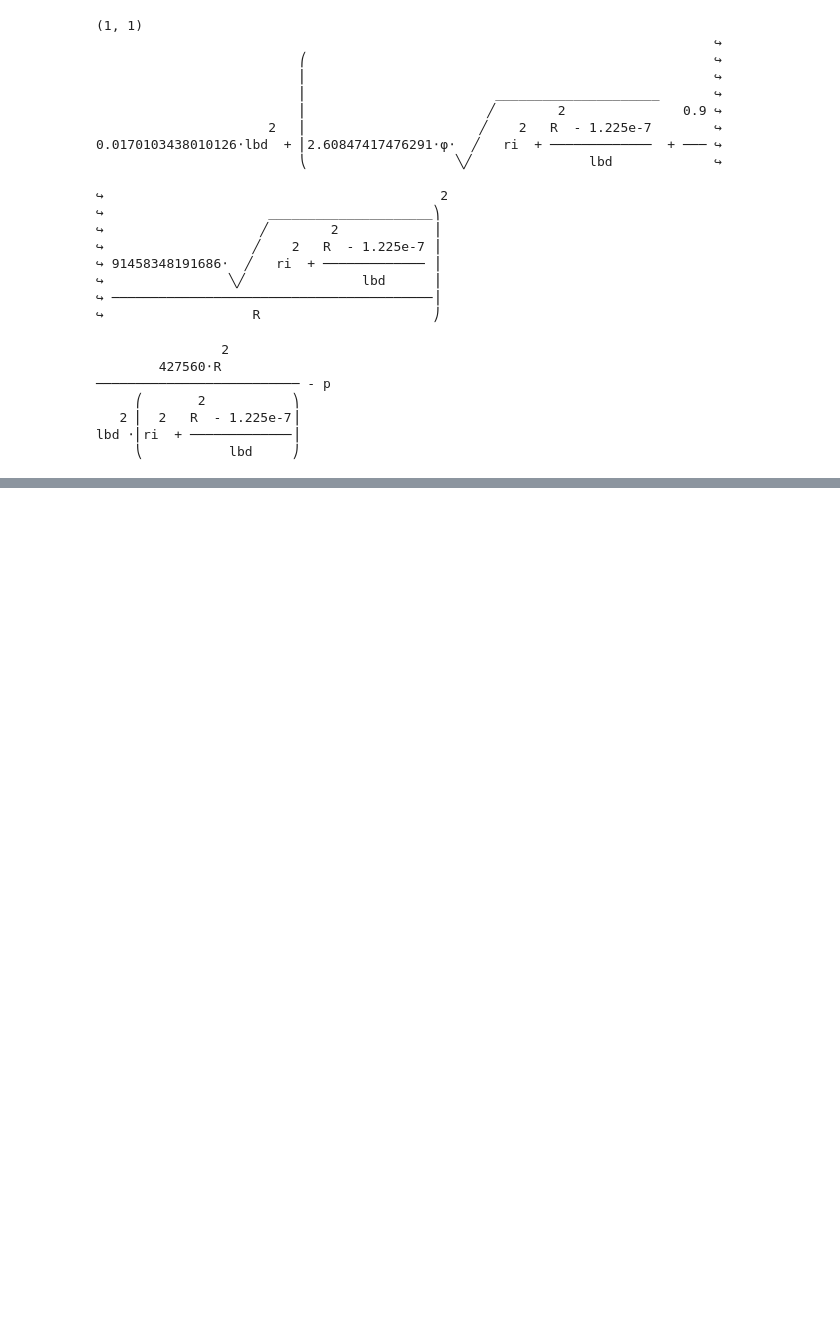
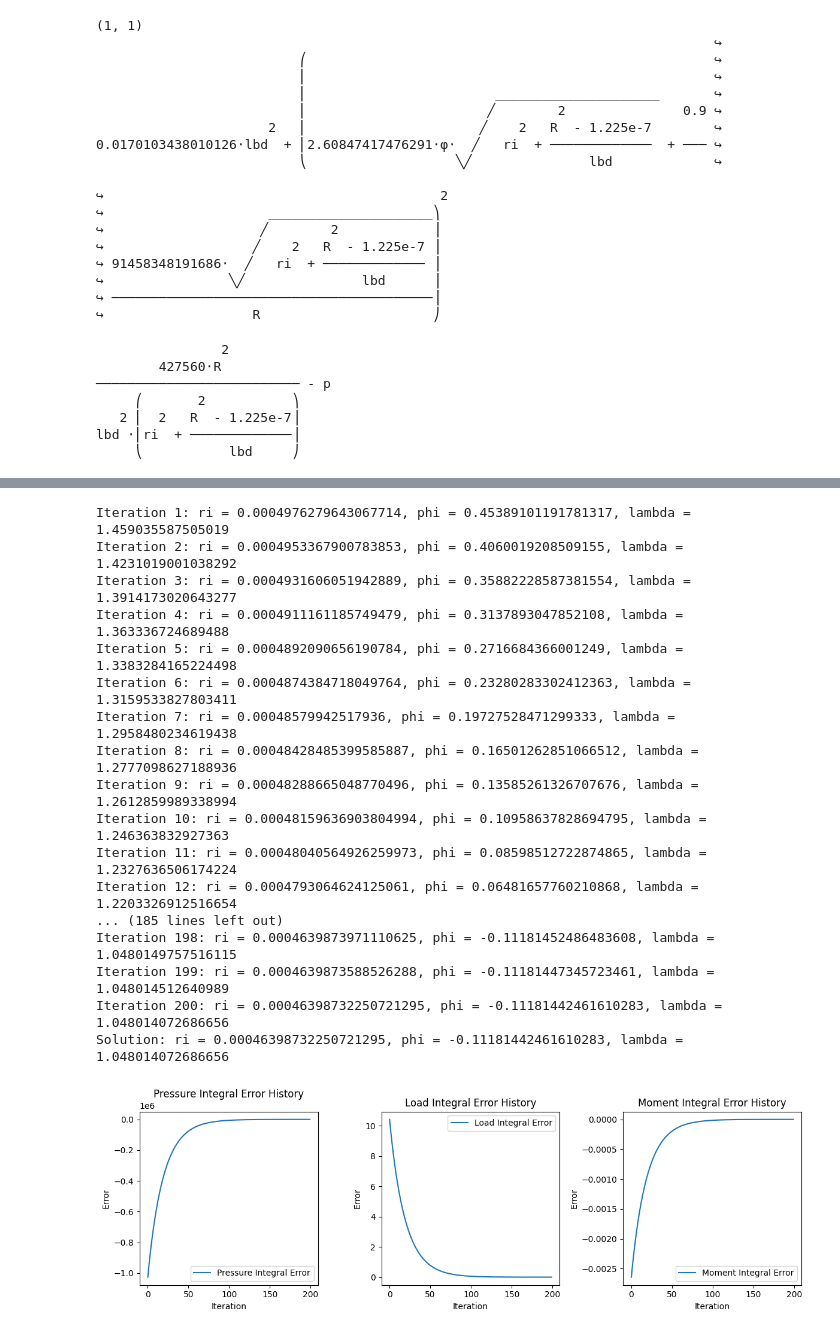
Before and after one commit to AnTong123-hue/Nonlinear-Modelling, a Jupyter notebook: SFRM_modeling.ipynb, the cells around one changed output, grey strips where cells are left out. Drawn from its saved outputs; the diff is of its cells as text; code cells hidden in the pictures; blank space fills up the shorter version.

Commit message:
Add Newton-Raphson algorithm

```diff
--- a/SFRM_modeling.ipynb
+++ b/SFRM_modeling.ipynb
@@ -100,2 +109,17 @@ f_moment = sigma_total[1,2] * r * R / lbd * 2 * np.pi
+# %%
+# Initialize values for Newton-Raphson method
+lbd_init = 1.5
+phi_init = 0.5
+ri_init = 0.0005
+subs_init = {lbd: lbd_init, phi: phi_init, ri: ri_init}
+tolerance = 1e-6
+max_iterations = 100
+# %%
+# Numerical evaluation of the integrals
+def numerical_integral(func, x_start, x_end, num_points=100):
+    x_values = np.linspace(x_start, x_end, num_points)
+    y_values = np.array([func.subs(R, x).evalf() for x in x_values])
+    integral = np.sum(y_values) * (x_end - x_start) / num_points
+    return integral
 # %%
 # analytical integral for pressure and load and moment
@@ -126,0 +195,48 @@ sp.pprint(f_pressure_integral)
+# %%
+P =1200000  # Example pressure value for testing
+solution, f_pressure_history, f_load_history, f_moment_history = newton_raphson(f_pressure, f_load, f_moment, df_pressure_dri, df_pressure_dphi, df_pressure_dlbd,
+                                                                            df_load_dri, df_load_phi, df_load_dlbd, df_moment_dri, df_moment_dphi, df_moment_dlbd,
+                                                                            ri_init, phi_init, lbd_init, R_i, R_o, P, lr=0.05, max_iterations=200, tolerance=1e-6)
+ri_solution, phi_solution, lbd_solution = solution
+print(f"Solution: ri = {ri_solution}, phi = {phi_solution}, lambda = {lbd_solution}")
+# plot error history of pressure, load and moment
+plt.figure(figsize=(12, 4))
+plt.subplot(1, 3, 1)
+plt.plot(f_pressure_history, label='Pressure Integral Error')
+plt.xlabel('Iteration')
+plt.ylabel('Error')
+plt.title('Pressure Integral Error History')
+plt.legend()
+plt.subplot(1, 3, 2)
+plt.plot(f_load_history, label='Load Integral Error')
+plt.xlabel('Iteration')
+plt.ylabel('Error')
+plt.title('Load Integral Error History')
+plt.legend()
+plt.subplot(1, 3, 3)
+plt.plot(f_moment_history, label='Moment Integral Error')
+plt.xlabel('Iteration')
+plt.ylabel('Error')
+plt.title('Moment Integral Error History')
+plt.legend()
+plt.tight_layout()
+plt.show()
+# %% [output]
+Iteration 1: ri = 0.0004976279643067714, phi = 0.45389101191781317, lambda = 1.459035587505019
+Iteration 2: ri = 0.0004953367900783853, phi = 0.4060019208509155, lambda = 1.4231019001038292
+Iteration 3: ri = 0.0004931606051942889, phi = 0.35882228587381554, lambda = 1.3914173020643277
+Iteration 4: ri = 0.0004911161185749479, phi = 0.3137893047852108, lambda = 1.363336724689488
+Iteration 5: ri = 0.0004892090656190784, phi = 0.2716684366001249, lambda = 1.3383284165224498
+Iteration 6: ri = 0.0004874384718049764, phi = 0.23280283302412363, lambda = 1.3159533827803411
+Iteration 7: ri = 0.00048579942517936, phi = 0.19727528471299333, lambda = 1.2958480234619438
+Iteration 8: ri = 0.00048428485399585887, phi = 0.16501262851066512, lambda = 1.2777098627188936
+Iteration 9: ri = 0.00048288665048770496, phi = 0.13585261326707676, lambda = 1.2612859989338994
+Iteration 10: ri = 0.00048159636903804994, phi = 0.10958637828694795, lambda = 1.246363832927363
+Iteration 11: ri = 0.00048040564926259973, phi = 0.08598512722874865, lambda = 1.2327636506174224
+Iteration 12: ri = 0.0004793064624125061, phi = 0.06481657760210868, lambda = 1.2203326912516654
+... (185 lines left out)
+Iteration 198: ri = 0.0004639873971110625, phi = -0.11181452486483608, lambda = 1.0480149757516115
+Iteration 199: ri = 0.0004639873588526288, phi = -0.11181447345723461, lambda = 1.048014512640989
+Iteration 200: ri = 0.00046398732250721295, phi = -0.11181442461610283, lambda = 1.048014072686656
+Solution: ri = 0.00046398732250721295, phi = -0.11181442461610283, lambda = 1.048014072686656
+[figure, added]
```
Also changed, not shown: parts of 3 cells of this notebook.
